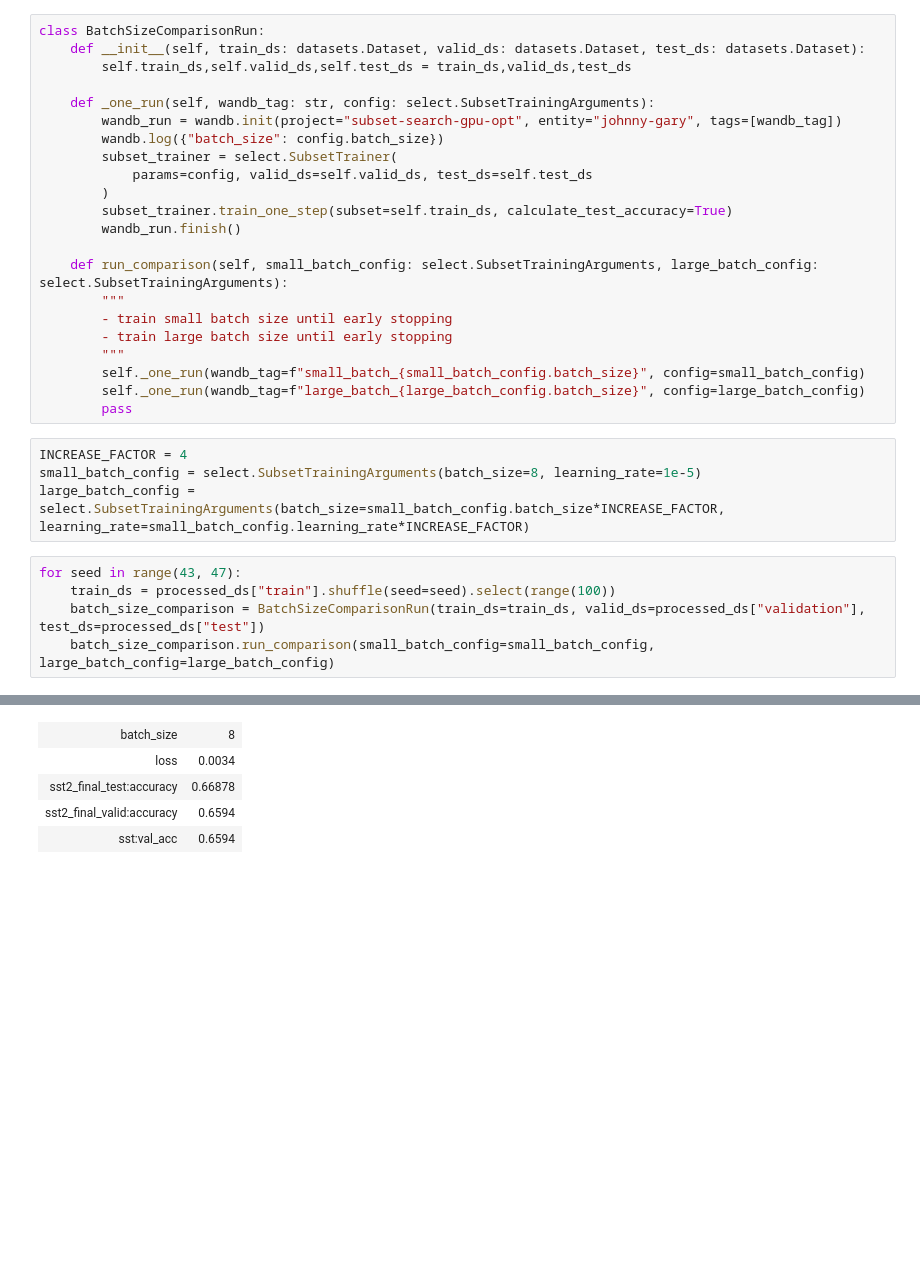
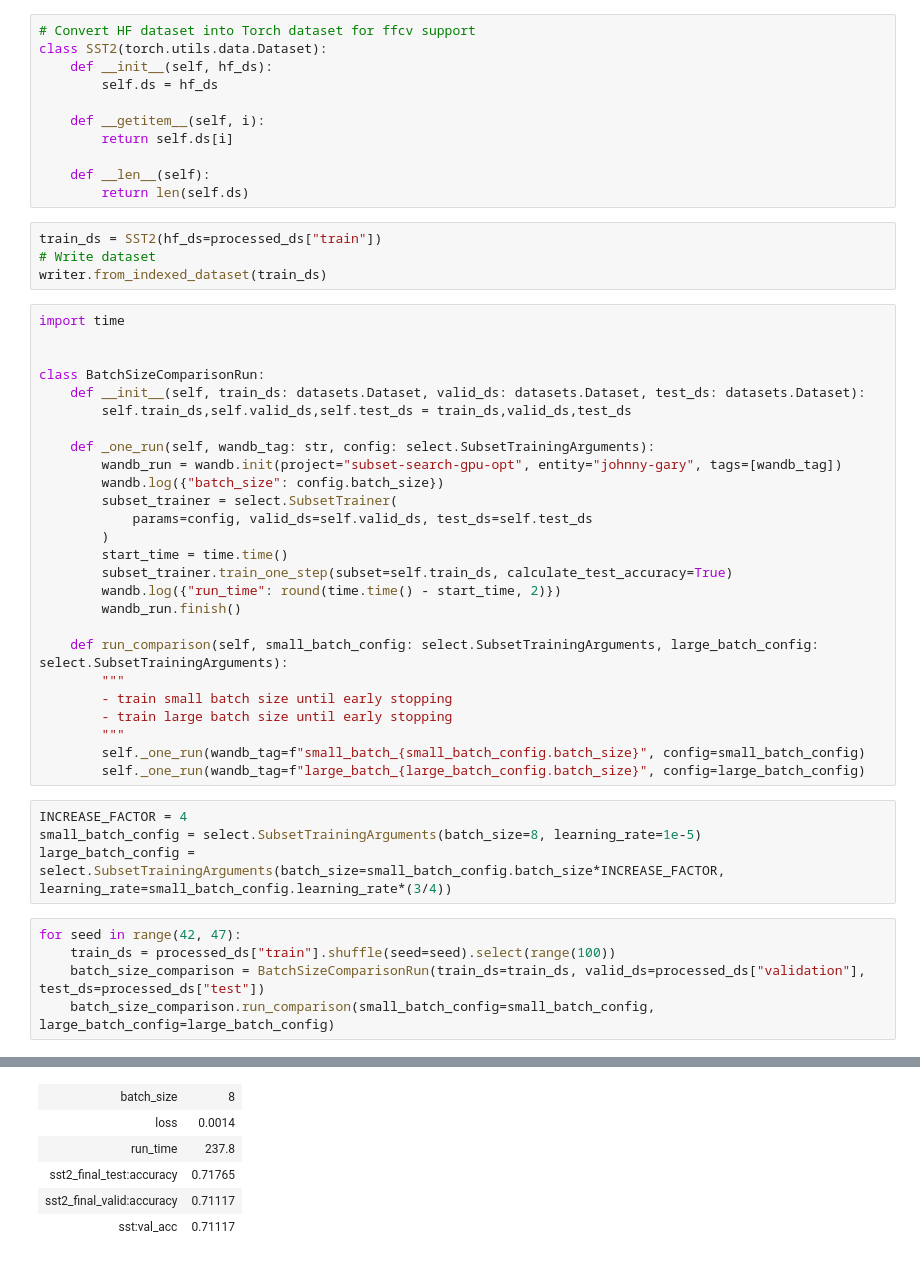
Before and after one commit to garyhlai/subset-active-learning, a Jupyter notebook: scripts/subset_selection/gpu_optimization.ipynb, the cells around one changed output, grey strips where cells are left out. Cells and saved outputs as stored; diff of their text form; blank space fills up the shorter version.

Commit message:
feat: add ffcv code to notebook; didn't work

```diff
--- a/scripts/subset_selection/gpu_optimization.ipynb
+++ b/scripts/subset_selection/gpu_optimization.ipynb
@@ -16,4 +37,22 @@ Loading cached processed dataset at /home/glai/.cache/huggingface/datasets/sst/d
+# %%
+# Convert HF dataset into Torch dataset for ffcv support
+class SST2(torch.utils.data.Dataset):
+    def __init__(self, hf_ds):
+        self.ds = hf_ds
+
+    def __getitem__(self, i):
+        return self.ds[i]
+
+    def __len__(self):
+        return len(self.ds)
+# %%
+train_ds = SST2(hf_ds=processed_ds["train"])
+# Write dataset
+writer.from_indexed_dataset(train_ds)
 # %%
+import time
+
+
 class BatchSizeComparisonRun:
     def __init__(self, train_ds: datasets.Dataset, valid_ds: datasets.Dataset, test_ds: datasets.Dataset):
         self.train_ds,self.valid_ds,self.test_ds = train_ds,valid_ds,test_ds
@@ -24,7 +63,9 @@ class BatchSizeComparisonRun:
         subset_trainer = select.SubsetTrainer(
             params=config, valid_ds=self.valid_ds, test_ds=self.test_ds
         )
+        start_time = time.time()
         subset_trainer.train_one_step(subset=self.train_ds, calculate_test_accuracy=True)
+        wandb.log({"run_time": round(time.time() - start_time, 2)})
         wandb_run.finish()
 
     def run_comparison(self, small_batch_config: select.SubsetTrainingArguments, large_batch_config: select.SubsetTrainingArguments):
@@ -34,13 +75,12 @@ class BatchSizeComparisonRun:
         """
         self._one_run(wandb_tag=f"small_batch_{small_batch_config.batch_size}", config=small_batch_config)
         self._one_run(wandb_tag=f"large_batch_{large_batch_config.batch_size}", config=large_batch_config)
-        pass
 # %%
 INCREASE_FACTOR = 4
 small_batch_config = select.SubsetTrainingArguments(batch_size=8, learning_rate=1e-5)
-large_batch_config = select.SubsetTrainingArguments(batch_size=small_batch_config.batch_size*INCREASE_FACTOR, learning_rate=small_batch_config.learning_rate*INCREASE_FACTOR)
+large_batch_config = select.SubsetTrainingArguments(batch_size=small_batch_config.batch_size*INCREASE_FACTOR, learning_rate=small_batch_config.learning_rate*(3/4))
 # %%
-for seed in range(43, 47):
+for seed in range(42, 47):
     train_ds = processed_ds["train"].shuffle(seed=seed).select(range(100))
     batch_size_comparison = BatchSizeComparisonRun(train_ds=train_ds, valid_ds=processed_ds["validation"], test_ds=processed_ds["test"])
     batch_size_comparison.run_comparison(small_batch_config=small_batch_config, large_batch_config=large_batch_config)
@@ -65,5 +107,6 @@ Run summary:
 | batch_size | 8 |
-| loss | 0.0034 |
-| sst2_final_test:accuracy | 0.66878 |
-| sst2_final_valid:accuracy | 0.6594 |
-| sst:val_acc | 0.6594 |
+| loss | 0.0014 |
+| run_time | 237.8 |
+| sst2_final_test:accuracy | 0.71765 |
+| sst2_final_valid:accuracy | 0.71117 |
+| sst:val_acc | 0.71117 |
```
Also changed, not shown: parts of 5 cells of this notebook.
